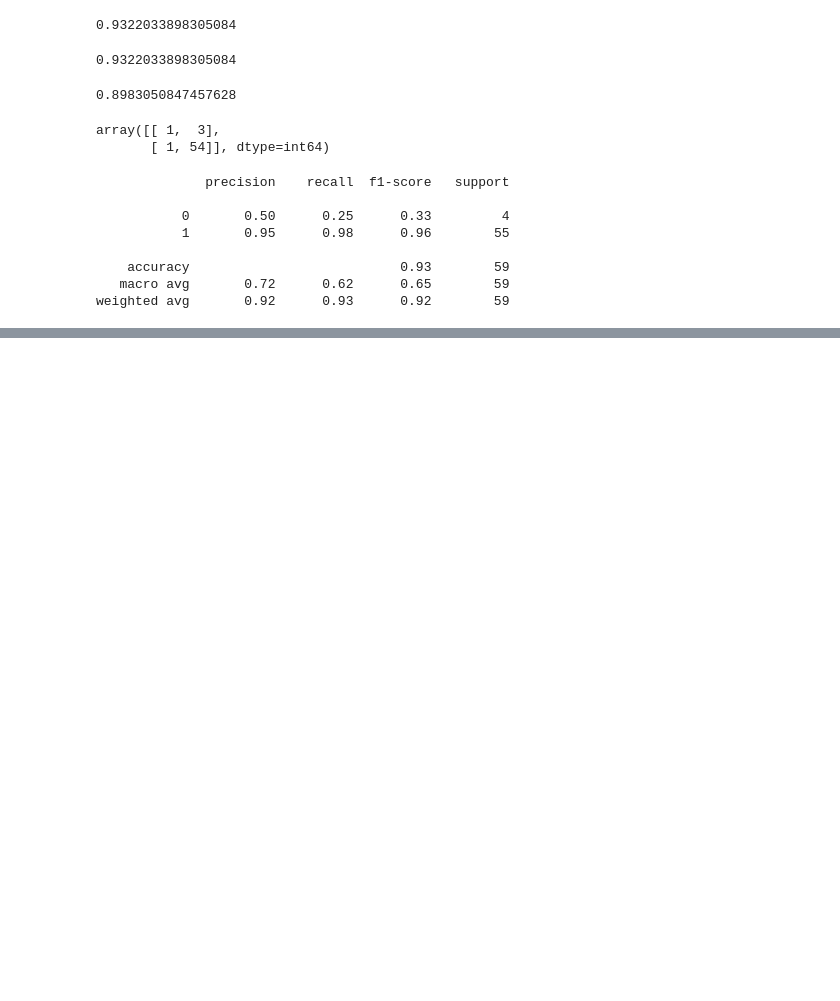
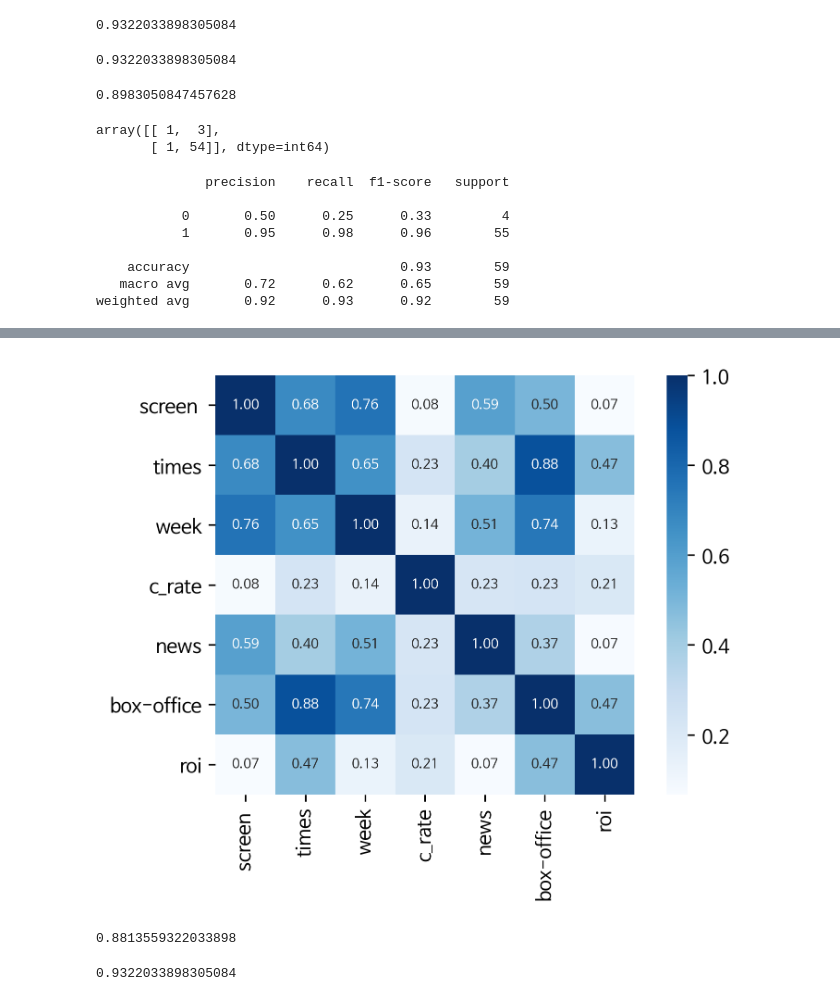
Before and after one commit to swany0509/machine_learning_private_project, a Jupyter notebook: movie_data_analysis.ipynb, the cells around one changed output, grey strips where cells are left out. Cells and saved outputs as stored; diff of their text form; code cells hidden in the pictures; blank space fills up the shorter version.

```diff
--- a/movie_data_analysis.ipynb
+++ b/movie_data_analysis.ipynb
@@ -362,0 +371,5 @@ weighted avg       0.92      0.93      0.92        59
+# %%
+import pandas as pd
+
+movieData = pd.DataFrame(X,
+                         columns=['screen ', 'times', 'week', 'c_rate', 'news', 'box-office','roi'])
@@ -362,0 +380,3 @@ weighted avg       0.92      0.93      0.92        59
+# %%
+corr = movieData.corr(method = 'pearson')
+corr
@@ -362,0 +392,21 @@ weighted avg       0.92      0.93      0.92        59
+# %%
+import matplotlib.pyplot as plt
+import seaborn as sns
+
+movioData_heatmap = sns.heatmap(corr, cbar = True, annot = True, annot_kws={'size' : 7}, fmt = '.2f', square = True, cmap = 'Blues')
+# %% [output]
+[figure, added]
+# %%
+#Logistinc Regression
+log = LogisticRegression()
+log.fit(X_train, y_train)
+log.score(X_test,y_test)
+# %% [output]
+0.8813559322033898
+# %%
+#SVC
+svc = SVC()
+svc.fit(X_train, y_train)
+svc.score(X_test,y_test)
+# %% [output]
+0.9322033898305084
```
Also changed, not shown: parts of 65 cells of this notebook.
